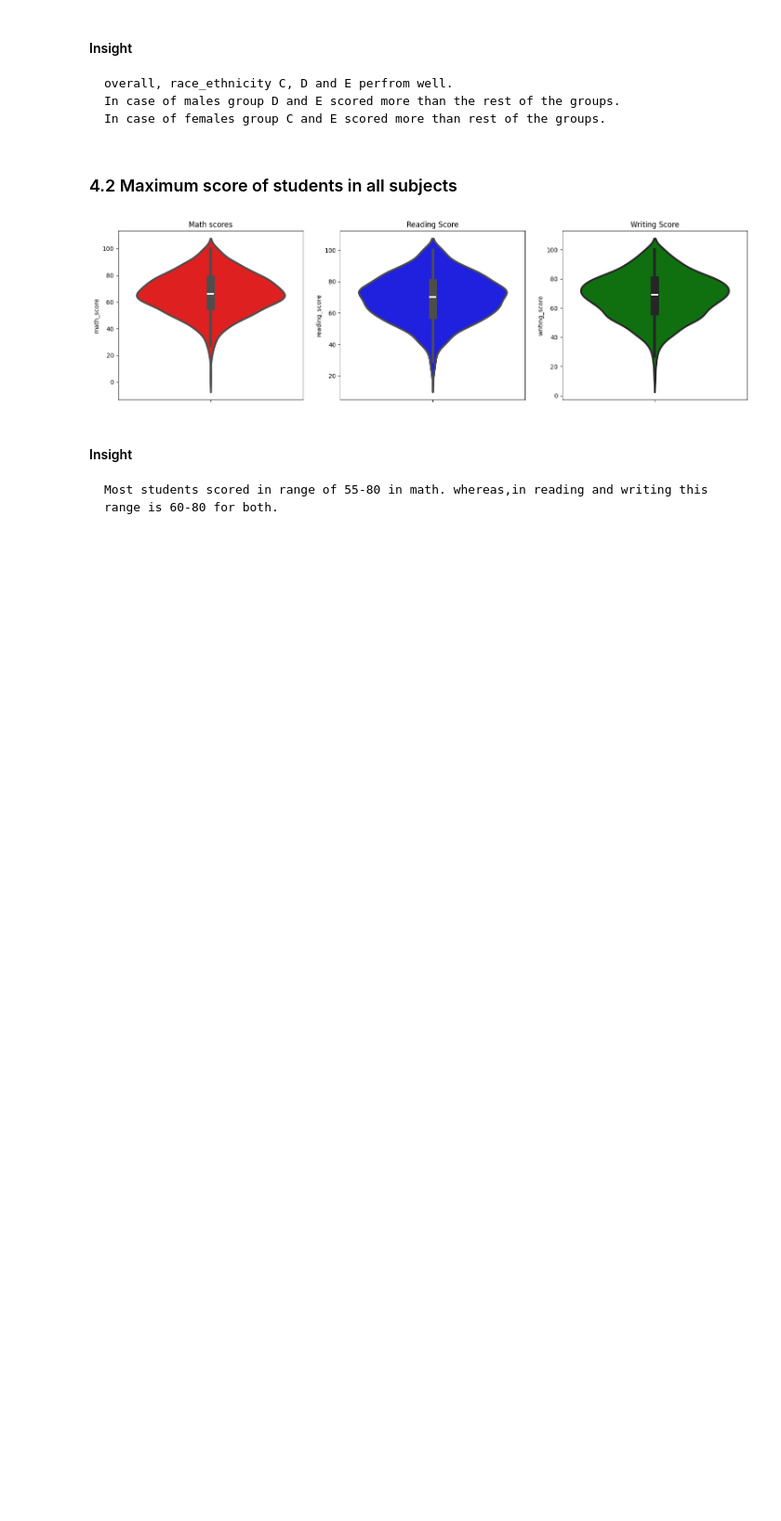
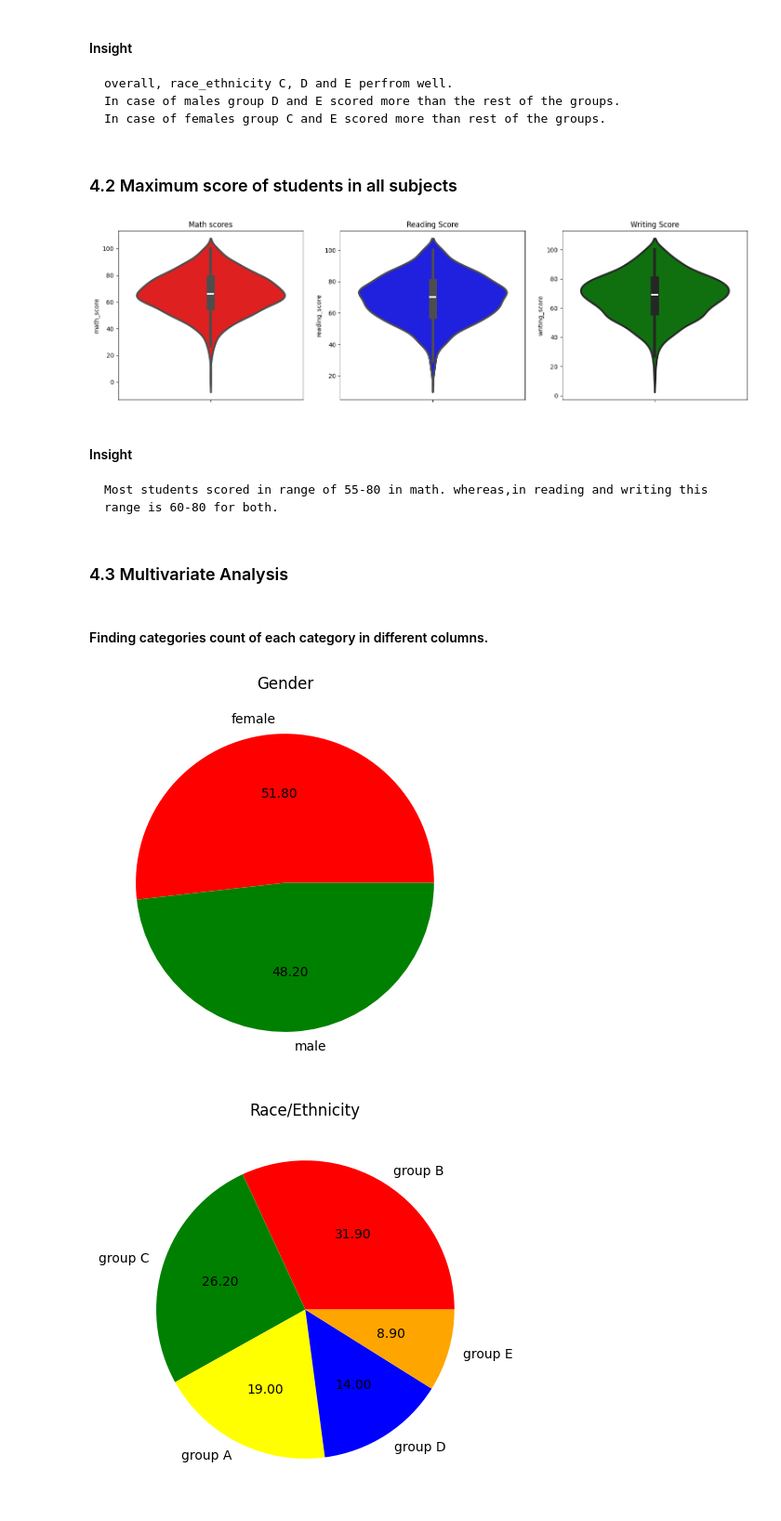
Before and after one commit to AbdulRasheed1011/Project1, a Jupyter notebook: notebook/EDA.ipynb, the cells around one changed output. Shown at 93% size. Drawn from its saved outputs; the diff is of its cells as text; code cells hidden in the pictures; blank space fills up the shorter version.

Commit message:
Multivariate Analysis using Pieplot

```diff
--- a/notebook/EDA.ipynb
+++ b/notebook/EDA.ipynb
@@ -330,3 +330,65 @@ plt.show()
 # %% [markdown]
 #### Insight
     Most students scored in range of 55-80 in math. whereas,in reading and writing this range is 60-80 for both.
+# %% [markdown]
+### 4.3 Multivariate Analysis
+# %% [markdown]
+#### Finding categories count of each category in different columns.
+# %%
+plt.rcParams['figure.figsize'] = (30, 10)
+
+plt.subplot(1, 5, 1)
+size = df['gender'].value_counts()
+labels = df['gender'].unique()
+color = ['red', 'green']
+
+plt.pie(size, colors = color, labels = labels, autopct = '%.2f')
+plt.title('Gender')
+plt.show()
+
+
+
+plt.subplot(1, 5, 2)
+size = df['race_ethnicity'].value_counts()
+labels = df['race_ethnicity'].unique()
+color = ['red', 'green', 'yellow', 'blue', 'orange']
+
+plt.pie(size, colors = color, labels = labels, autopct = '%.2f')
+plt.title('Race/Ethnicity')
+plt.show()
+
+
+
+plt.subplot(1, 5, 3)
+size = df['parental_level_of_education'].value_counts()
+labels = df['parental_level_of_education'].unique()
+color = ['red', 'green', 'blue', 'yellow', 'orange', 'brown']
+
+plt.pie(size, labels = labels, colors = color, autopct = '%.2f')
+plt.title('Parental Level of Education')
+plt.show()
+
+
+
+plt.subplot(1, 5, 4)
+size = df['lunch'].value_counts()
+labels = df['lunch'].unique()
+color = ['blue', 'green']
+
+plt.pie(size, colors = color, labels = labels, autopct = '%.2f')
+plt.title('Lunch')
+plt.show()
+
+
+
+plt.subplot(1, 5, 5)
+size = df['test_preparation_course'].value_counts()
+labels = df['test_preparation_course'].unique()
+color = ['blue', 'orange']
+
+plt.pie(size, labels = labels, colors = color, autopct = '%.2f')
+plt.title('Test Preparation course')
+plt.show()
+# %% [output]
+[figure, added]
+[figure, added]
```
Also changed, not shown: parts of 4 cells of this notebook.
